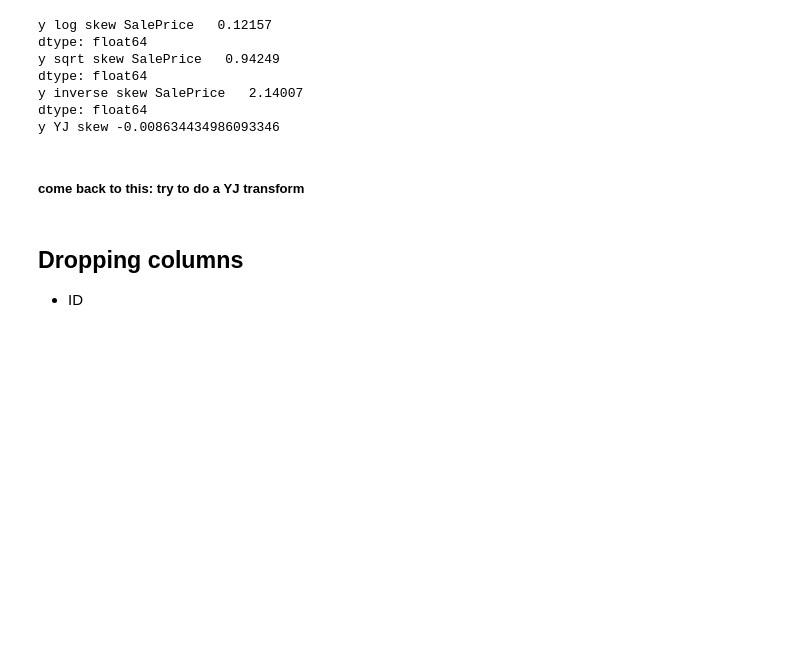
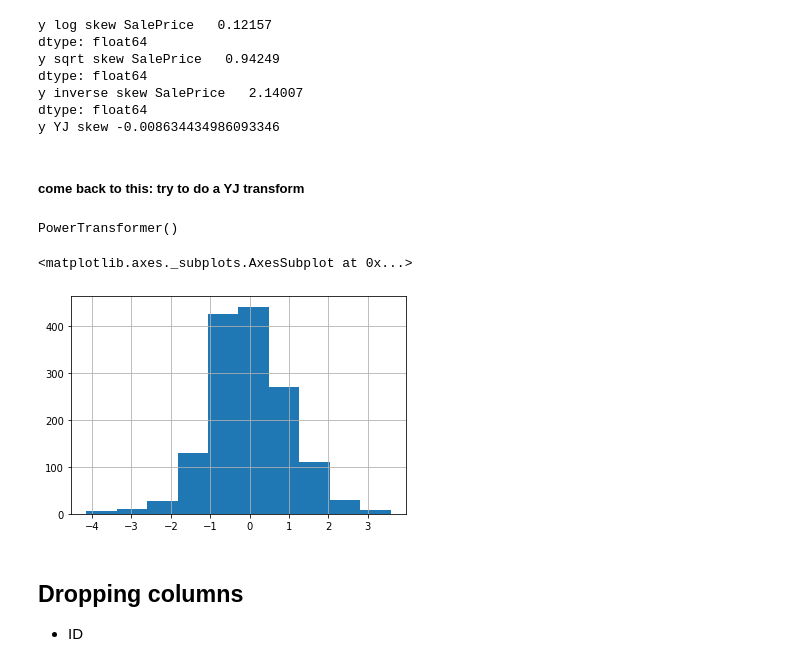
Before and after one commit to zdanielshi/data_science_LFZ, a Jupyter notebook: DS_0628_Kaggle_housing.ipynb, the cells around one changed output. Saved outputs shown, nothing was run; the diff lists cells and outputs as text; code cells hidden in the pictures; blank space fills up the shorter version.

```diff
--- a/DS_0628_Kaggle_housing.ipynb
+++ b/DS_0628_Kaggle_housing.ipynb
@@ -579,7 +579,7 @@ y inverse skew SalePrice   2.14007
 dtype: float64
 y YJ skew -0.008634434986093346
 # %%
-y['SalePrice'] = np.log(y['SalePrice'])
+#y['SalePrice'] = np.log[(y['SalePrice'])
 # %% [markdown]
 ##### come back to this: try to do a YJ transform
 # %%
@@ -588,3 +588,8 @@ y['SalePrice'] = np.log(y['SalePrice'])
 # y['SalePrice'] = list(stats.yeojohnson(y))[0]
 # print(y.skew())
 # y.hist()
+
+pt = PowerTransformer(method = 'yeo-johnson')
+pt.fit(y)
+# %% [output]
+PowerTransformer()
@@ -591,3 +598,8 @@ y['SalePrice'] = np.log(y['SalePrice'])
+# %%
+y.SalePrice.hist()
+# %% [output]
+<matplotlib.axes._subplots.AxesSubplot at 0x...>
+[figure, added]
 # %% [markdown]
 ## Dropping columns
 * ID
```
Also changed, not shown: parts of 28 cells of this notebook.
